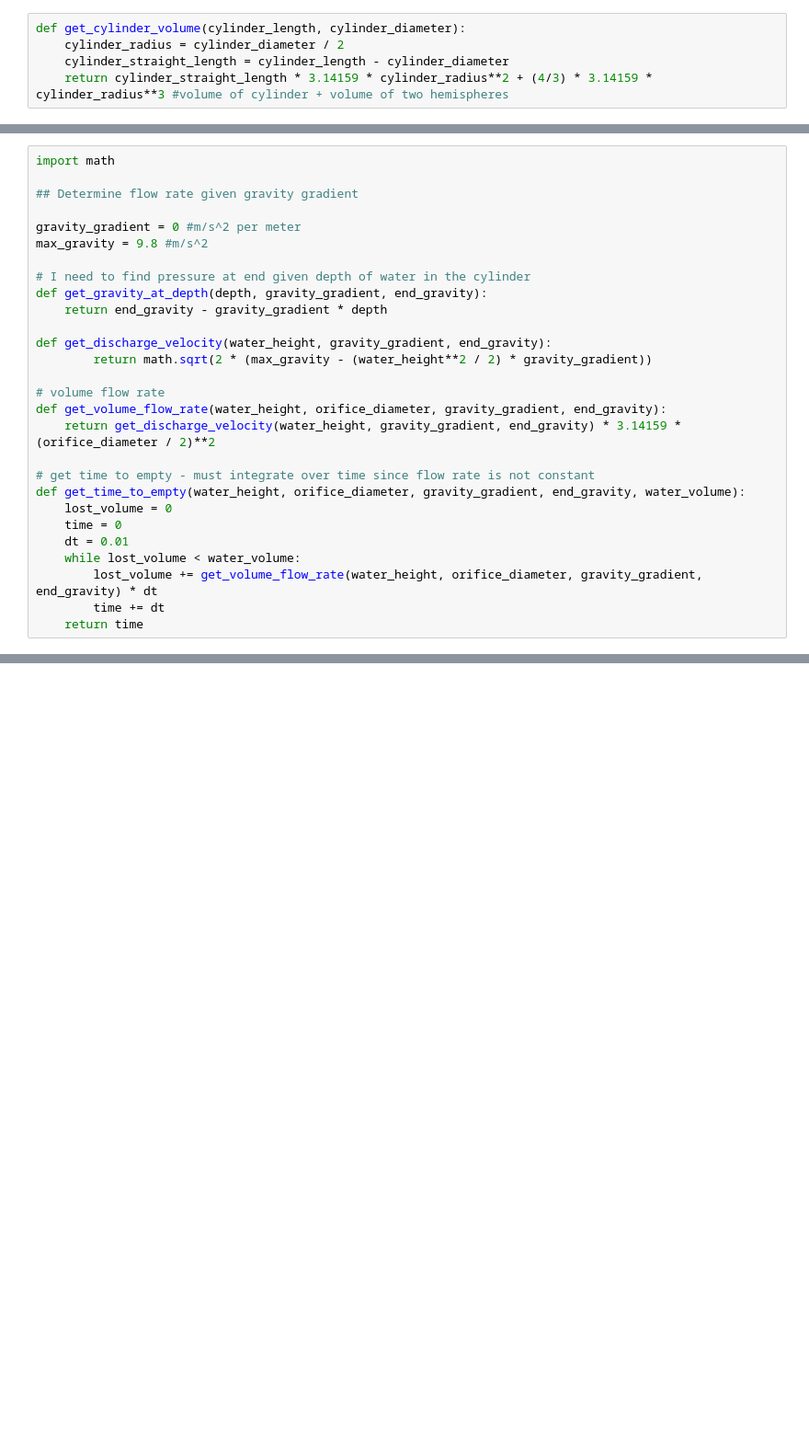
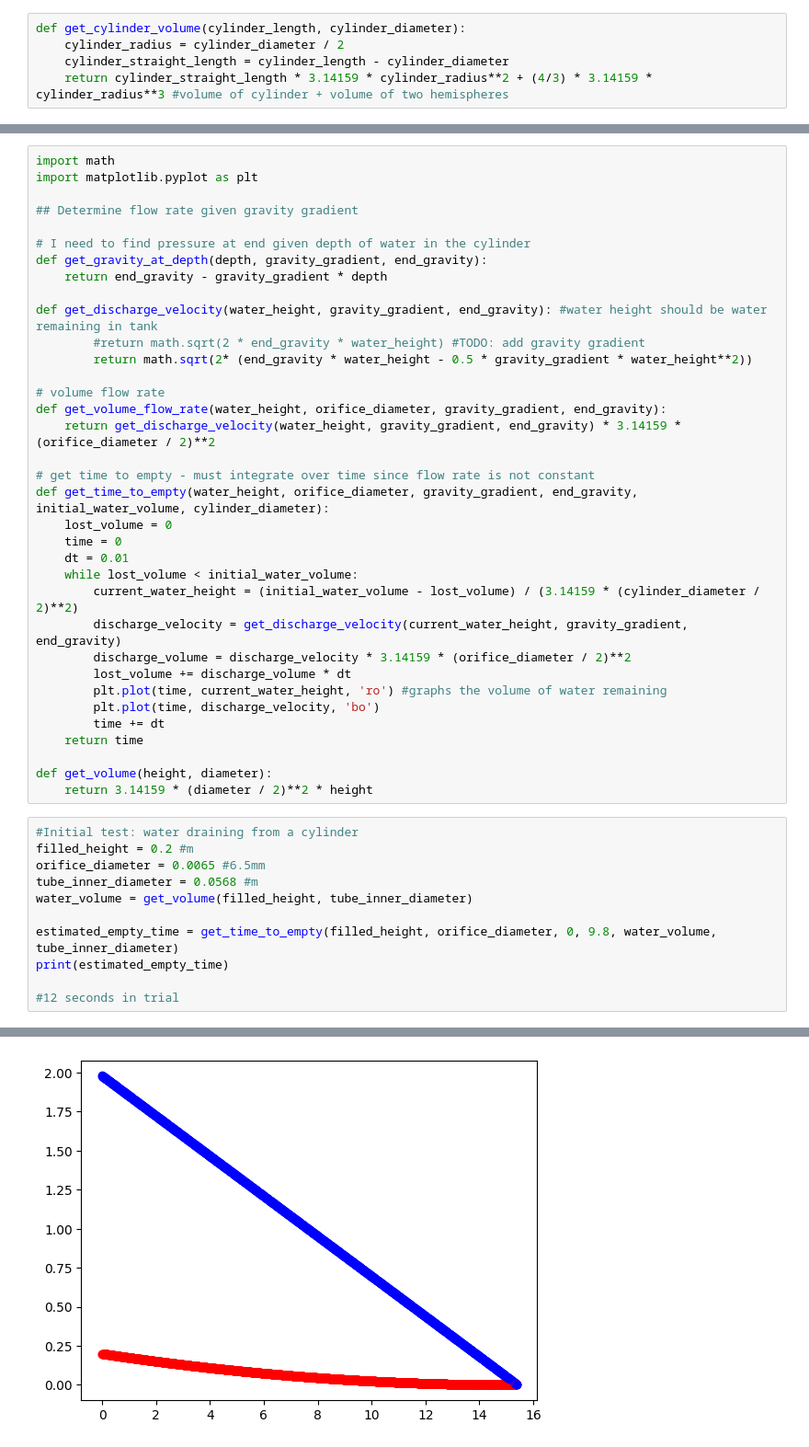
Before and after one commit to LSkaling/ME-70-Final-Project, a Jupyter notebook: oneill_cylinder.ipynb, the cells around one changed output, grey strips where cells are left out. Shown at 92% size. Cells and saved outputs as stored; diff of their text form; blank space fills up the shorter version.

```diff
--- a/oneill_cylinder.ipynb
+++ b/oneill_cylinder.ipynb
@@ -26,28 +17,47 @@ def get_center_of_mass(water_mass, air_mass, cylinder_length, water_reservoir_le
 # %%
 import math
+import matplotlib.pyplot as plt
 
 ## Determine flow rate given gravity gradient
-
-gravity_gradient = 0 #m/s^2 per meter
-max_gravity = 9.8 #m/s^2
 
 # I need to find pressure at end given depth of water in the cylinder
 def get_gravity_at_depth(depth, gravity_gradient, end_gravity):
     return end_gravity - gravity_gradient * depth
 
-def get_discharge_velocity(water_height, gravity_gradient, end_gravity):
-        return math.sqrt(2 * (max_gravity - (water_height**2 / 2) * gravity_gradient))
+def get_discharge_velocity(water_height, gravity_gradient, end_gravity): #water height should be water remaining in tank
+        #return math.sqrt(2 * end_gravity * water_height) #TODO: add gravity gradient
+        return math.sqrt(2* (end_gravity * water_height - 0.5 * gravity_gradient * water_height**2))
 
 # volume flow rate
 def get_volume_flow_rate(water_height, orifice_diameter, gravity_gradient, end_gravity):
     return get_discharge_velocity(water_height, gravity_gradient, end_gravity) * 3.14159 * (orifice_diameter / 2)**2
 
 # get time to empty - must integrate over time since flow rate is not constant
-def get_time_to_empty(water_height, orifice_diameter, gravity_gradient, end_gravity, water_volume):
+def get_time_to_empty(water_height, orifice_diameter, gravity_gradient, end_gravity, initial_water_volume, cylinder_diameter):
     lost_volume = 0
     time = 0
     dt = 0.01
-    while lost_volume < water_volume:
-        lost_volume += get_volume_flow_rate(water_height, orifice_diameter, gravity_gradient, end_gravity) * dt
+    while lost_volume < initial_water_volume:
+        current_water_height = (initial_water_volume - lost_volume) / (3.14159 * (cylinder_diameter / 2)**2)
+        discharge_velocity = get_discharge_velocity(current_water_height, gravity_gradient, end_gravity)
+        discharge_volume = discharge_velocity * 3.14159 * (orifice_diameter / 2)**2
+        lost_volume += discharge_volume * dt
+        plt.plot(time, current_water_height, 'ro') #graphs the volume of water remaining
+        plt.plot(time, discharge_velocity, 'bo')
         time += dt
     return time
+
+def get_volume(height, diameter):
+    return 3.14159 * (diameter / 2)**2 * height
+# %%
+#Initial test: water draining from a cylinder
+filled_height = 0.2 #m
+orifice_diameter = 0.0065 #6.5mm
+tube_inner_diameter = 0.0568 #m
+water_volume = get_volume(filled_height, tube_inner_diameter)
+
+estimated_empty_time = get_time_to_empty(filled_height, orifice_diameter, 0, 9.8, water_volume, tube_inner_diameter)
+print(estimated_empty_time)
+
+#12 seconds in trial
+# %% [output]
@@ -53,0 +65 @@ def get_time_to_empty(water_height, orifice_diameter, gravity_gradient, end_grav
+[figure, added]
```
Also changed, not shown: parts of 8 cells of this notebook, 2 other files.
